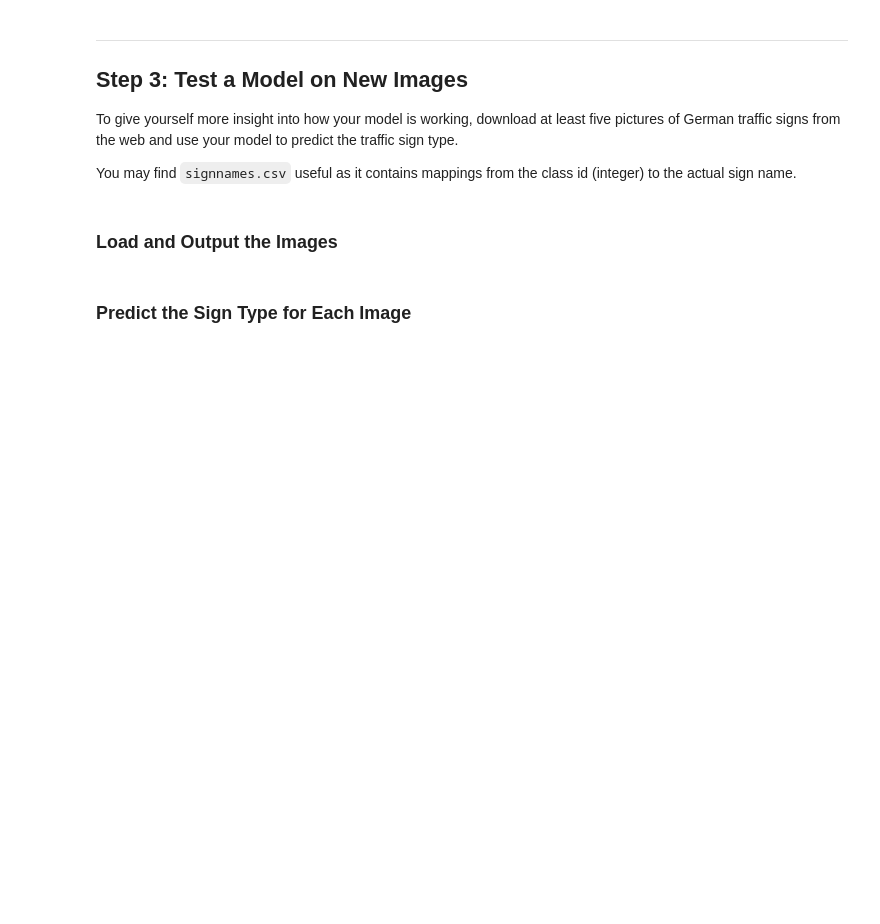
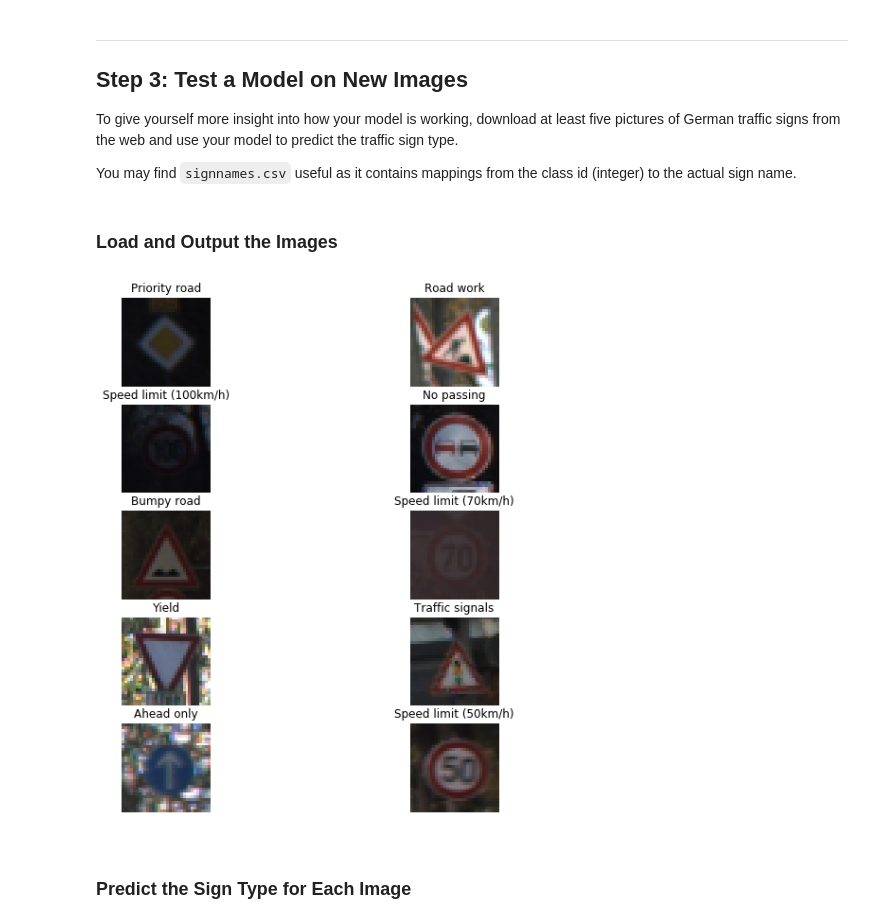
Before and after one commit to Mn0491/Udacity__CarND-TrafficSignClassifier-P2, a Jupyter notebook: Traffic_Sign_Classifier.ipynb, the cells around one changed output. Cells and saved outputs as stored; diff of their text form; code cells hidden in the pictures; blank space fills up the shorter version.

```diff
--- a/Traffic_Sign_Classifier.ipynb
+++ b/Traffic_Sign_Classifier.ipynb
@@ -804,2 +956,40 @@ You may find `signnames.csv` useful as it contains mappings from the class id (i
+# %%
+### Load the images and plot them here.
+import os
+import re
+import matplotlib.image as mpimg
+
+# The index of the sign name is in its name.
+def get_signnames_index(filename):
+    split = filename.split('_', 1)
+    split = split[1].split('.', 1)
+    return int(split[0])
+
+X_test_new_imgs, y_test_new_imgs = [], []
+
+fig = plt.figure(figsize=(10,10))
+count = 1
+
+for file in os.listdir("./output/"):
+    if not file.startswith('image_'):
+        continue
+
+    filename = "./output/%s" % (file)
+    signnames_index = get_signnames_index(filename)
+
+    image = mpimg.imread(filename, format='png')
+    image = image[:,:,0:3]
+    image = (image * 255).round().astype(np.uint8)
+
+    X_test_new_imgs.append(image)
+    y_test_new_imgs.append(signnames_index)
+
+    a = fig.add_subplot(5, 2, count)
+    a.set_title(signnames[signnames_index])
+    plt.imshow(image, cmap="gray")
+    plt.axis('off')
+    count += 1
+# %% [output]
+[figure, added]
 # %% [markdown]
 ### Predict the Sign Type for Each Image
```
Also changed, not shown: parts of 23 cells of this notebook.
